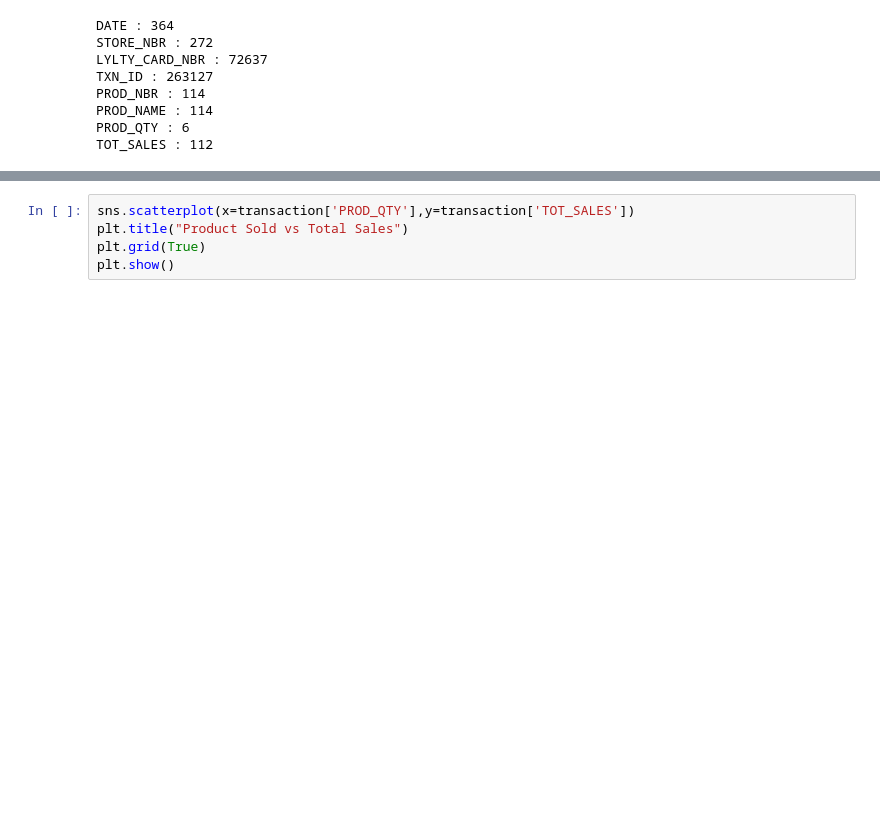
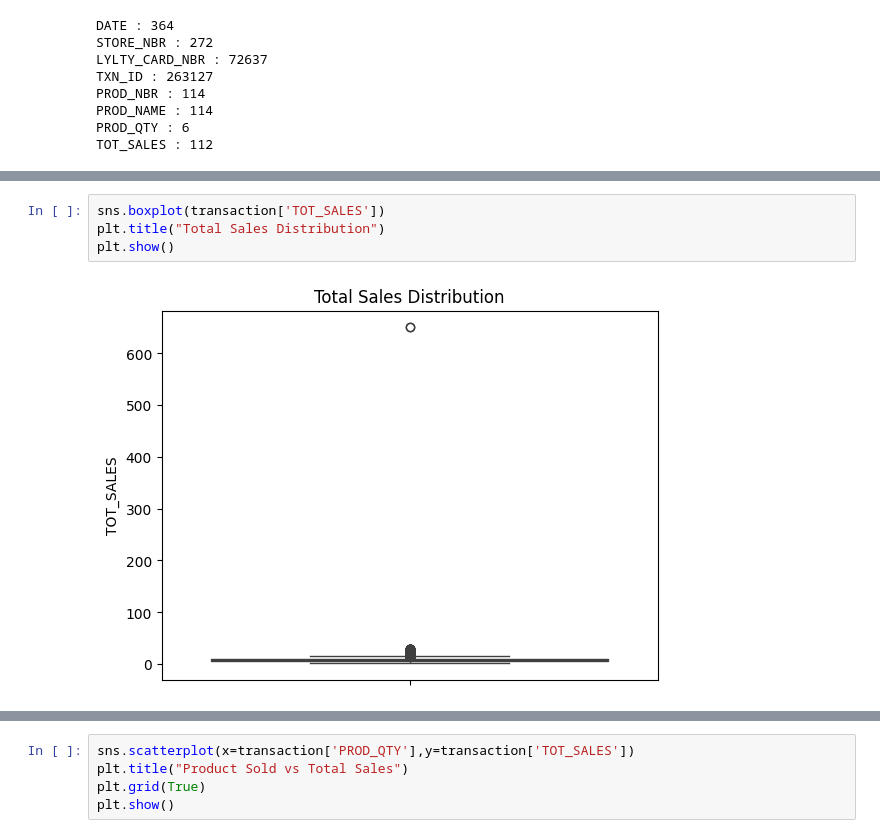
Before and after one commit to ankitg-02/customer-purchase-and-transactional-behavoiur-analysis, a Jupyter notebook: CPTBA_1.ipynb, the cells around one changed output, grey strips where cells are left out. Drawn from its saved outputs; the diff is of its cells as text; blank space fills up the shorter version.

```diff
--- a/CPTBA_1.ipynb
+++ b/CPTBA_1.ipynb
@@ -140,4 +141,10 @@ https://gist.github.com/mwaskom/de44147ed2974457ad6372750bbe5751
 [figure]
+# %%
+sns.boxplot(transaction['TOT_SALES'])
+plt.title("Total Sales Distribution")
+plt.show()
+# %% [output]
+[figure, added]
 # %%
 sns.distplot(transaction['PROD_QTY'])
 plt.title("Product Sold Distribution")
```
Also changed, not shown: parts of 8 cells of this notebook.
